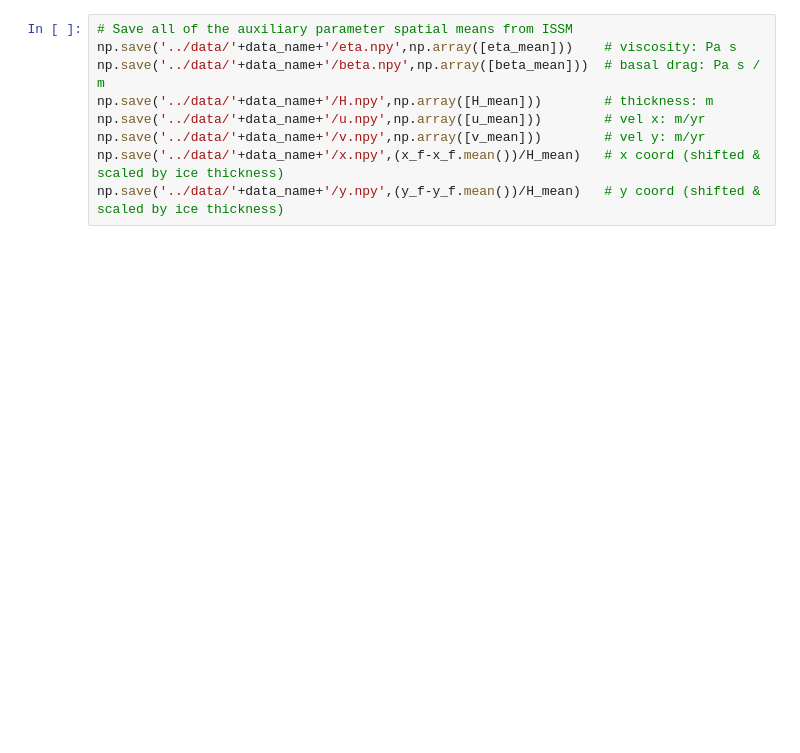
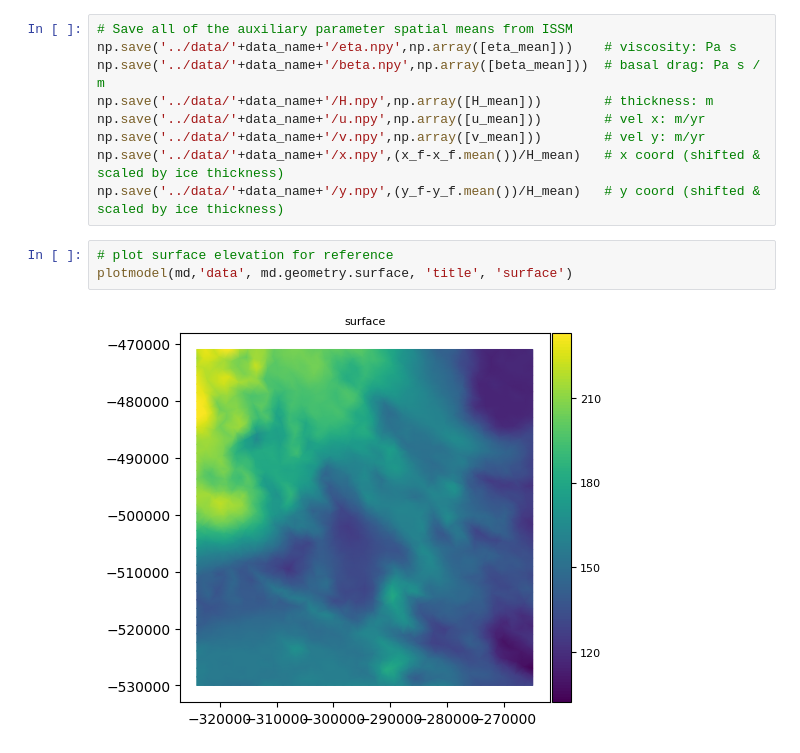
Before and after one commit to agstub/lake-pressures, a Jupyter notebook: notebooks/3b_get_ISSM_params.ipynb, the cells around one changed output. Saved outputs shown, nothing was run; the diff lists cells and outputs as text; blank space fills up the shorter version.

```diff
--- a/notebooks/3b_get_ISSM_params.ipynb
+++ b/notebooks/3b_get_ISSM_params.ipynb
@@ -299,3 +307,8 @@ np.save('../data/'+data_name+'/u.npy',np.array([u_mean]))        # vel x: m/yr
 np.save('../data/'+data_name+'/v.npy',np.array([v_mean]))        # vel y: m/yr
 np.save('../data/'+data_name+'/x.npy',(x_f-x_f.mean())/H_mean)   # x coord (shifted & scaled by ice thickness)
 np.save('../data/'+data_name+'/y.npy',(y_f-y_f.mean())/H_mean)   # y coord (shifted & scaled by ice thickness)
+# %%
+# plot surface elevation for reference
+plotmodel(md,'data', md.geometry.surface, 'title', 'surface')
+# %% [output]
+[figure, added]
```
Also changed, not shown: parts of 7 cells of this notebook.
